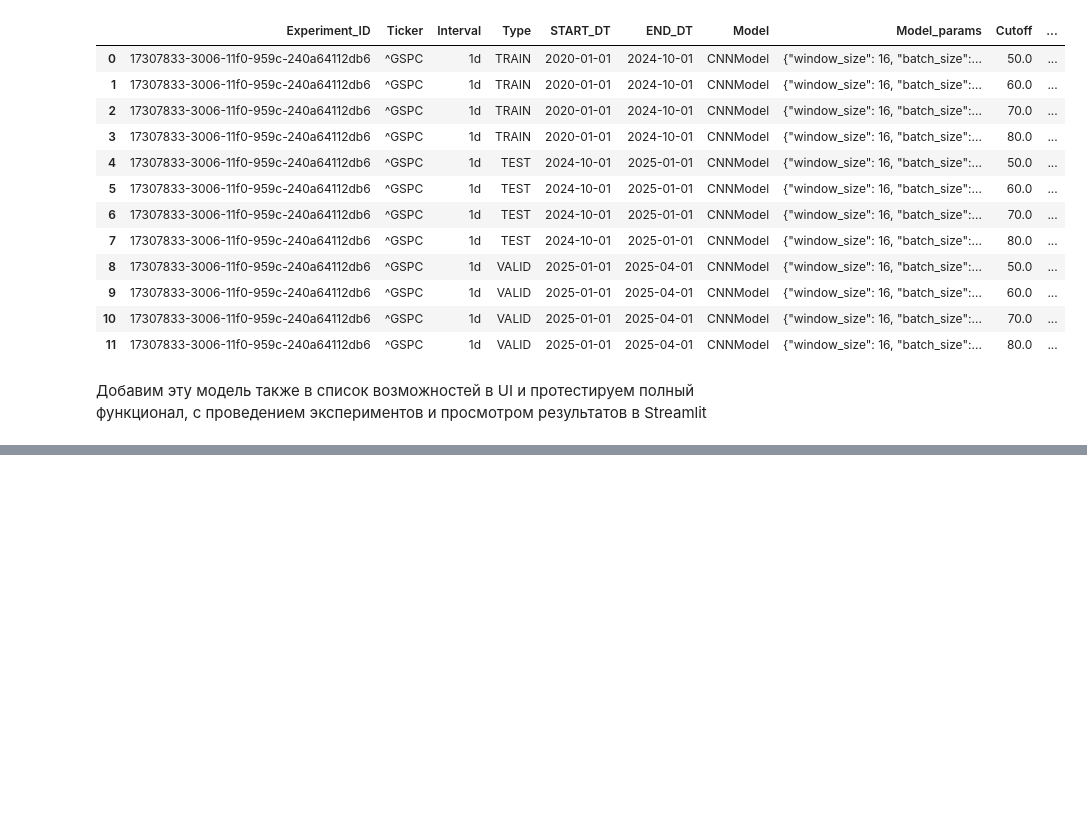
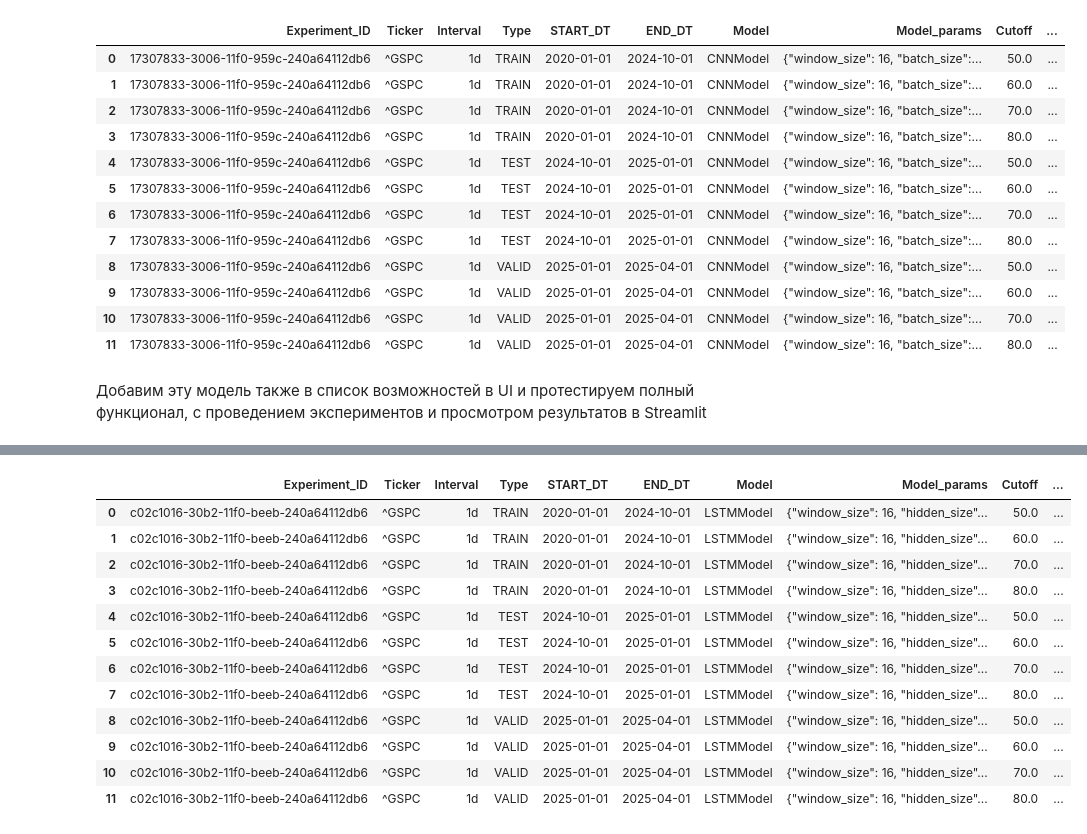
Before and after one commit to PaulDok/ML-Finance-Bot, a Jupyter notebook: app/notebooks/Homework #5.ipynb, the cells around one changed output, grey strips where cells are left out. Drawn from its saved outputs; the diff is of its cells as text; code cells hidden in the pictures; blank space fills up the shorter version.

Commit message:
LSTM model added

```diff
--- a/app/notebooks/Homework #5.ipynb
+++ b/app/notebooks/Homework #5.ipynb
@@ -454,0 +884,34 @@ result
+# %%
+# Params for testing
+tickers = ["^GSPC"]
+interval = config.INTERVAL
+
+# Params for train-test-valid split
+# TEST - Q4'24 | VAL - Q1'25
+train_start = "2020-01-01"
+train_end = "2024-10-01"
+test_end = "2025-01-01"
+valid_end = "2025-04-01"  # захватим первый квартал 2025, тестовая выборка по длине такая же как валидационная - 3мес
+# %%
+# # Потенциальные параметры для тюнинга
+model_options = {
+    LSTMModel: {
+        "int": {
+            "window_size": {"low": 5, "high": 60},
+            "hidden_size": {"low": 8, "high": 128},
+            "num_layers": {"low": 1, "high": 4},
+            "batch_size": {"low": 4, "high": 64},
+        },
+        "float": {"lr": {"low": 0.0005, "high": 0.01}},
+    }
+}
+# %%
+result = ml_model_strategy_training_loop(
+    tickers=tickers,
+    interval=interval,
+    train_start=train_start,
+    train_end=train_end,
+    test_end=test_end,
+    valid_end=valid_end,
+    model_options=model_options,
+)
@@ -454,0 +966,16 @@ result
+# %%
+result
+# %% [output]
+|  | Experiment_ID | Ticker | Interval | Type | START_DT | END_DT | Model | Model_params | Cutoff | ... |
+| 0 | c02c1016-30b2-11f0-beeb-240a64112db6 | ^GSPC | 1d | TRAIN | 2020-01-01 | 2024-10-01 | LSTMModel | {"window_size": 16, "hidden_size"... | 50.0 | ... |
+| 1 | c02c1016-30b2-11f0-beeb-240a64112db6 | ^GSPC | 1d | TRAIN | 2020-01-01 | 2024-10-01 | LSTMModel | {"window_size": 16, "hidden_size"... | 60.0 | ... |
+| 2 | c02c1016-30b2-11f0-beeb-240a64112db6 | ^GSPC | 1d | TRAIN | 2020-01-01 | 2024-10-01 | LSTMModel | {"window_size": 16, "hidden_size"... | 70.0 | ... |
+| 3 | c02c1016-30b2-11f0-beeb-240a64112db6 | ^GSPC | 1d | TRAIN | 2020-01-01 | 2024-10-01 | LSTMModel | {"window_size": 16, "hidden_size"... | 80.0 | ... |
+| 4 | c02c1016-30b2-11f0-beeb-240a64112db6 | ^GSPC | 1d | TEST | 2024-10-01 | 2025-01-01 | LSTMModel | {"window_size": 16, "hidden_size"... | 50.0 | ... |
+| 5 | c02c1016-30b2-11f0-beeb-240a64112db6 | ^GSPC | 1d | TEST | 2024-10-01 | 2025-01-01 | LSTMModel | {"window_size": 16, "hidden_size"... | 60.0 | ... |
+| 6 | c02c1016-30b2-11f0-beeb-240a64112db6 | ^GSPC | 1d | TEST | 2024-10-01 | 2025-01-01 | LSTMModel | {"window_size": 16, "hidden_size"... | 70.0 | ... |
+| 7 | c02c1016-30b2-11f0-beeb-240a64112db6 | ^GSPC | 1d | TEST | 2024-10-01 | 2025-01-01 | LSTMModel | {"window_size": 16, "hidden_size"... | 80.0 | ... |
+| 8 | c02c1016-30b2-11f0-beeb-240a64112db6 | ^GSPC | 1d | VALID | 2025-01-01 | 2025-04-01 | LSTMModel | {"window_size": 16, "hidden_size"... | 50.0 | ... |
+| 9 | c02c1016-30b2-11f0-beeb-240a64112db6 | ^GSPC | 1d | VALID | 2025-01-01 | 2025-04-01 | LSTMModel | {"window_size": 16, "hidden_size"... | 60.0 | ... |
+| 10 | c02c1016-30b2-11f0-beeb-240a64112db6 | ^GSPC | 1d | VALID | 2025-01-01 | 2025-04-01 | LSTMModel | {"window_size": 16, "hidden_size"... | 70.0 | ... |
+| 11 | c02c1016-30b2-11f0-beeb-240a64112db6 | ^GSPC | 1d | VALID | 2025-01-01 | 2025-04-01 | LSTMModel | {"window_size": 16, "hidden_size"... | 80.0 | ... |
```
Also changed, not shown: parts of 41 cells of this notebook, 2 other files.
